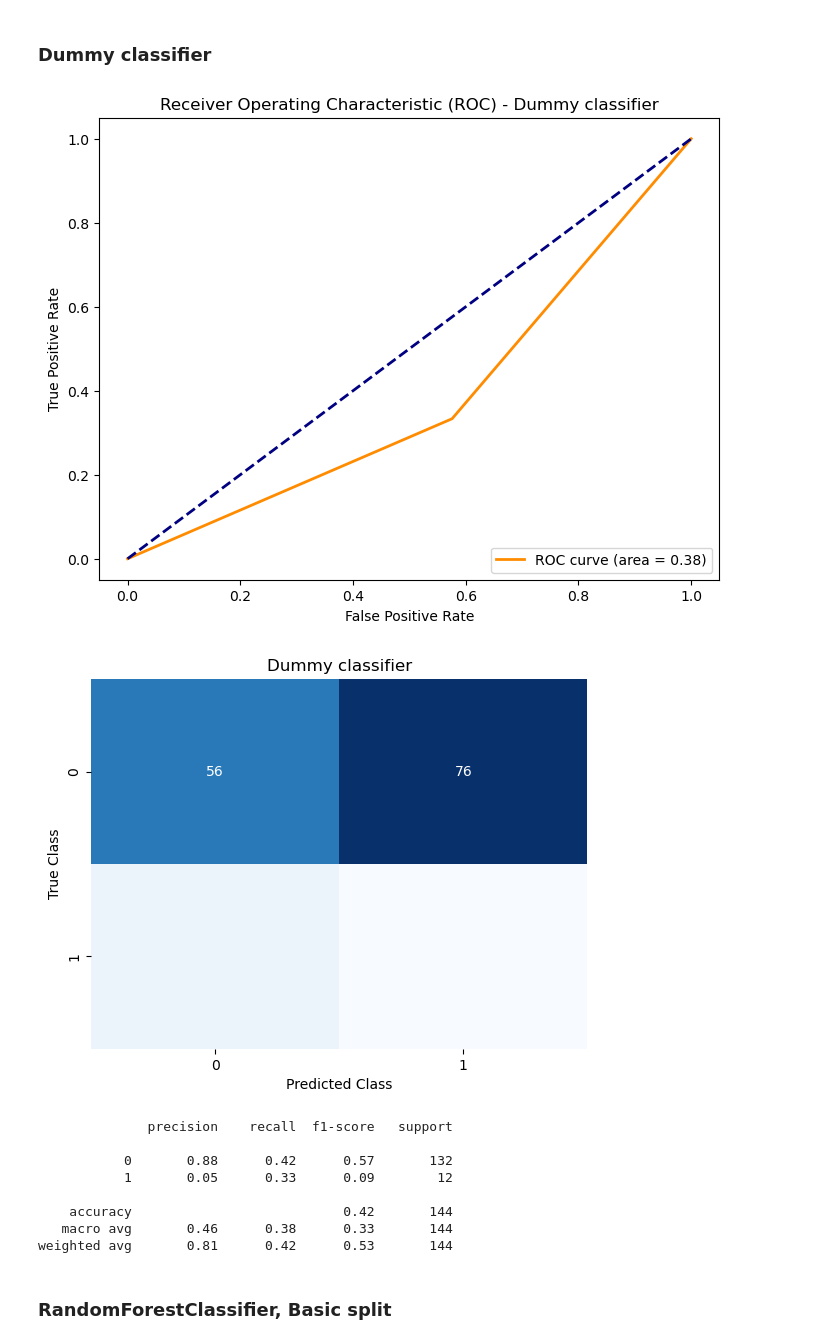
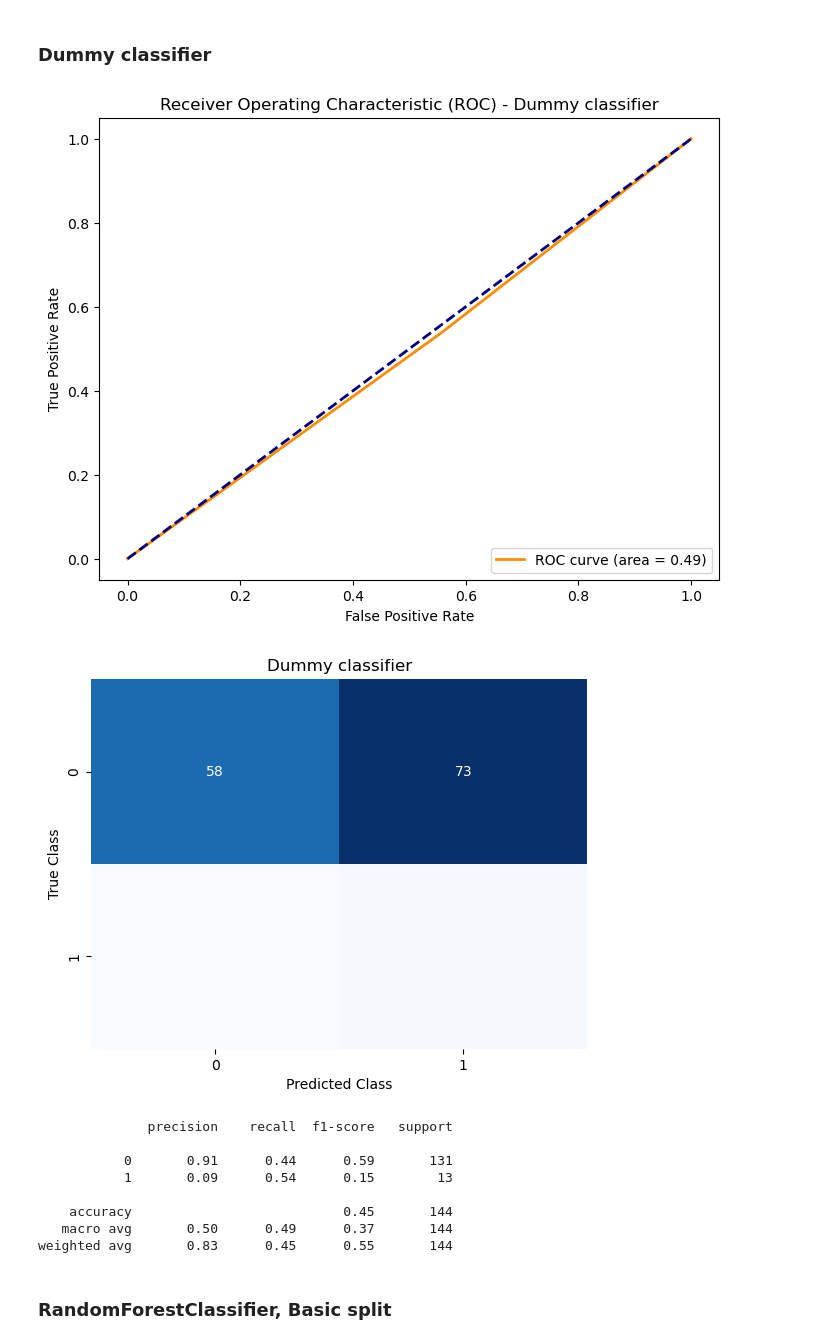
Before and after one commit to nemanjakostic99/MasinskoUcenjePrviProjekat, a Jupyter notebook: hepatitiscvirus.ipynb, the cells around one changed output. Saved outputs shown, nothing was run; the diff lists cells and outputs as text; code cells hidden in the pictures.

```diff
--- a/hepatitiscvirus.ipynb
+++ b/hepatitiscvirus.ipynb
@@ -39,7 +39,7 @@ def myPlotConfusionMatrix(target_test, prediction, text=""):
     plt.show()
 
 
-def myCrossValidation(classifier, cv_techique, features, target):
+def myCrossValidation(classifier, cv_techique, features, target, text=""):
     accuracy = cross_val_score(
     classifier, # Classifier
     features, # Feature matrix
@@ -85,16 +85,23 @@ def myCrossValidation(classifier, cv_techique, features, target):
         features,
         target,
         cv=cv_techique,
-        method='predict_proba')[:, 1]
-
-    threshold = 0.5
-    predictions = pred_binary = (predictions > threshold).astype(int)
+        method='predict')
 
     return pd.DataFrame({"Accuracy": accuracy,
                          "Precision": precision,
                          "Recall": recall,
-                         "F1": f1},
+                         "F1": f1,
+                         "Model": text},
                          index=[0]), predictions
+
+def myResultFormalizer(report, text=""):
+
+    return pd.DataFrame({"Accuracy": float(report['accuracy']),
+                         "Precision": float(report['0']['precision']),
+                         "Recall": float(report['0']['recall']),
+                         "F1": float(report['0']['f1-score']),
+                         "Model": text},
+                         index=[0])
 # %% [markdown]
 ## Data import and manipulation
 # %%
@@ -110,18 +117,23 @@ scale_mapper = {
     "0s=suspect Blood Donor": 2,
     "1=Hepatitis": 1,
     "2=Fibrosis": 1,
-    "3=Cirrhosis": 1}
+    "3=Cirrhosis": 1,}
 
 # Deviding blood types in two types
 dataframe['Category'] = dataframe['Category'].replace(scale_mapper)
+
 dataframe['Sex'] = dataframe['Sex'].replace({"m":0, "f":1})
 
 # Removal of suspect blood donor becaouse they are not useful for model
 dataframe = dataframe[dataframe['Category'] != 2]
 
+# Removal of wrong categorized data
+dataframe = dataframe[dataframe['Category'].isin([0, 1])]
+dataframe = dataframe[dataframe['Sex'].isin([0, 1])]
+
 # Define the age ranges and labels for each category
 age_bins = [0, 18, 30, 40, 50, 60, 70, 120]  # Define the age bins
-age_labels = ['0', '1', '2', '3', '4', '5', '6']  # Define the labels for each age group
+age_labels = [0, 1, 2, 3, 4, 5, 6]  # Define the labels for each age group
 
 # Categorize ages into age groups
 dataframe['Age'] = pd.cut(dataframe['Age'], bins=age_bins, labels=age_labels)
@@ -243,7 +255,9 @@ features, target = dataframe_shuffled.drop('Category', axis=1), dataframe_shuffl
 features_train, features_test, target_train, target_test = train_test_split(
 features, target, random_state=0)
 
-features_train2 = pd.DataFrame(features_train)
+# List that contains results of each model
+results_list = list()
+results_list_cv_only = list()
 # %% [markdown]
 ## Model testing
 # %% [markdown]
@@ -251,32 +265,36 @@ features_train2 = pd.DataFrame(features_train)
 # %%
 # Create dummy classifier
 dummy = DummyClassifier(strategy='uniform', random_state=1)
 
 # "Train" model
 dummy.fit(features_train, target_train)
 
 # Predict on test features
 dummy_prediction = dummy.predict(features_test)
 
 # Visualize the ROC curve
 myPlotROCcurve(target_test, dummy_prediction, "Dummy classifier")
 
 # Visualize the confusion matrix
 myPlotConfusionMatrix(target_test, dummy_prediction, "Dummy classifier")
 
-dummy_report = classification_report(target_test, dummy_prediction)
-print(dummy_report)
+dummy_report = classification_report(target_test, dummy_prediction, output_dict=True)
+print(classification_report(target_test, dummy_prediction))
+
+dummy_bs_report_fromalized = myResultFormalizer(dummy_report, "Dummy classifier")
+
+results_list.append(dummy_bs_report_fromalized)
 # %% [output]
-[figure, old version]
+[figure, new version]
 [figure]
               precision    recall  f1-score   support
 
-           0       0.88      0.42      0.57       132
-           1       0.05      0.33      0.09        12
+           0       0.91      0.44      0.59       131
+           1       0.09      0.54      0.15        13
 
-    accuracy                           0.42       144
-   macro avg       0.46      0.38      0.33       144
-weighted avg       0.81      0.42      0.53       144
+    accuracy                           0.45       144
+   macro avg       0.50      0.49      0.37       144
+weighted avg       0.83      0.45      0.55       144
 # %% [markdown]
 ### RandomForestClassifier, Basic split
 # %%
```
Also changed, not shown: parts of 29 cells of this notebook, 2 other files.
